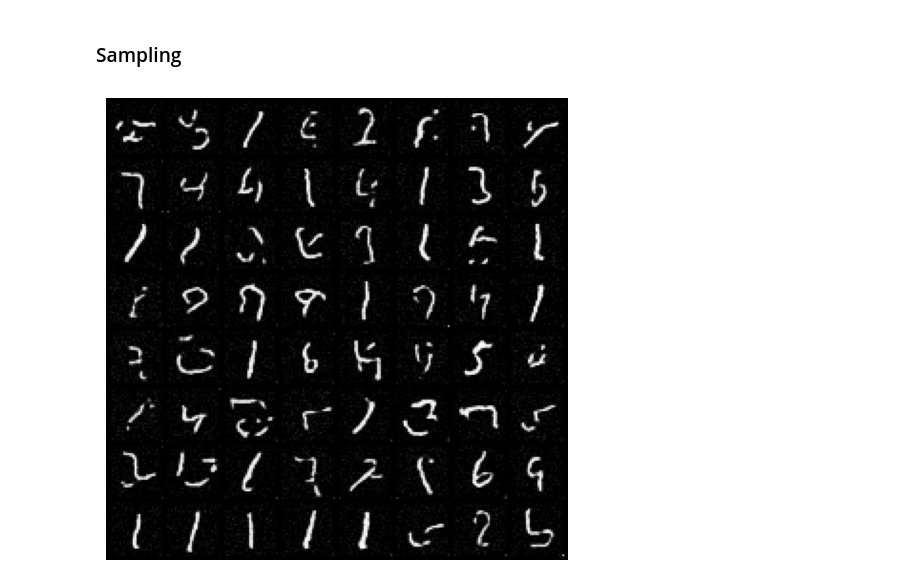
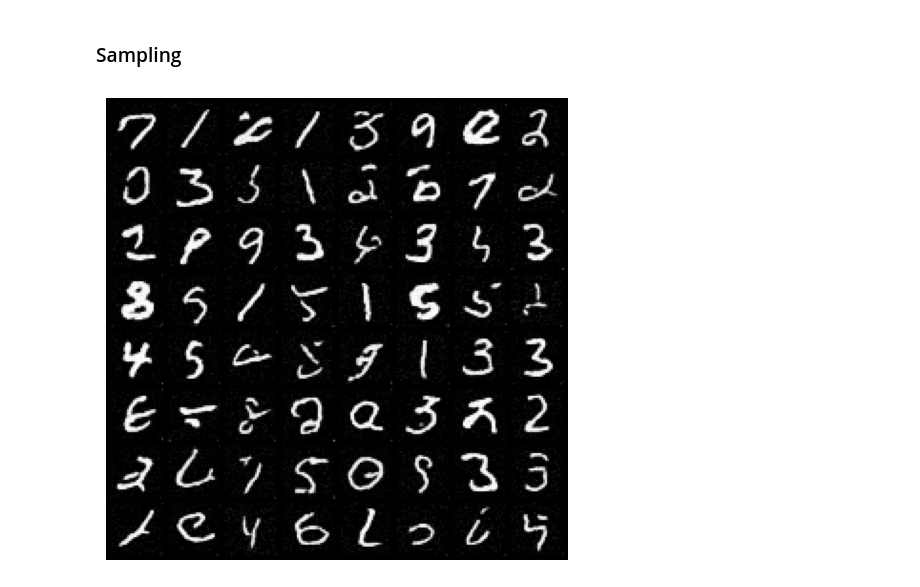
Before and after one commit to SamiAnttalainen/Score-based_diffusion_model, a Jupyter notebook: SDM.ipynb, the cells around one changed output. Saved outputs shown, nothing was run; the diff lists cells and outputs as text; code cells hidden in the pictures.

```diff
--- a/SDM.ipynb
+++ b/SDM.ipynb
@@ -225,6 +208,9 @@ n_epochs =   50#@param {'type':'integer'}
 batch_size =  32 #@param {'type':'integer'}
 ## learning rate
 lr=1e-4 #@param {'type':'number'}
+## average losses
+losses = []
+
 
 dataset = MNIST('.', train=True, transform=transforms.ToTensor(), download=True)
 data_loader = DataLoader(dataset, batch_size=batch_size, shuffle=True, num_workers=4)
@@ -237,6 +223,7 @@ for epoch in tqdm_epoch:
   for x, y in data_loader:
     x = x.to(device)
     loss = loss_fn(score_model, x, marginal_prob_mean, marginal_prob_std)
+    losses.append(loss)
     optimizer.zero_grad()
     loss.backward()
     optimizer.step()
@@ -250,11 +246,13 @@ for epoch in tqdm_epoch:
 ### Euler-Maruyama sampler Setup
 # %%
 ## The number of sampling steps.
-num_steps =  500#@param {'type':'integer'}
+num_steps =  2500#@param {'type':'integer'}
+T = 5.0
 def Euler_Maruyama_sampler(score_model,
                            marginal_prob_std,
                            batch_size=64,
                            num_steps=num_steps,
+                           T=T,
                            device='cuda',
                            eps=1e-3):
   """Generate samples from score-based models with the Euler-Maruyama solver.
@@ -273,10 +271,10 @@ def Euler_Maruyama_sampler(score_model,
   Returns:
     Samples.
   """
-  t = torch.ones(batch_size, device=device)
+  t = T*torch.ones(batch_size, device=device)
   init_x = torch.randn(batch_size, 1, 28, 28, device=device) \
     * marginal_prob_std(t)[:, None, None, None]
-  time_steps = torch.linspace(1., eps, num_steps, device=device)
+  time_steps = torch.linspace(T, eps, num_steps, device=device)
   step_size = time_steps[0] - time_steps[1]
   x = init_x
 
@@ -291,30 +289,34 @@ def Euler_Maruyama_sampler(score_model,
 ### Sampling
 # %%
 from torchvision.utils import make_grid
+
+## Uncomment, if model is not defined
+score_model = torch.nn.DataParallel(ScoreNet(marginal_prob_std=marginal_prob_std))
+score_model = score_model.to(device)
 
 ## Load the pre-trained checkpoint from disk.
 device = 'cuda' #@param ['cuda', 'cpu'] {'type':'string'}
 ckpt = torch.load('ckpt.pth', map_location=device)
 score_model.load_state_dict(ckpt)
 
 sample_batch_size = 64 #@param {'type':'integer'}
 sampler = Euler_Maruyama_sampler #@param ['Euler_Maruyama_sampler'] {'type': 'raw'}
 
 ## Generate samples using the specified sampler.
 samples = sampler(score_model,
                   marginal_prob_std,
                   sample_batch_size,
                   device=device)
 
 ## Sample visualization.
 samples = samples.clamp(0.0, 1.0)
 %matplotlib inline
 import matplotlib.pyplot as plt
 sample_grid = make_grid(samples, nrow=int(np.sqrt(sample_batch_size)))
 
 plt.figure(figsize=(6,6))
 plt.axis('off')
 plt.imshow(sample_grid.permute(1, 2, 0).cpu(), vmin=0., vmax=1.)
 plt.show()
 # %% [output]
-[figure, old version]
+[figure, new version]
```
Also changed, not shown: parts of 4 cells of this notebook.
